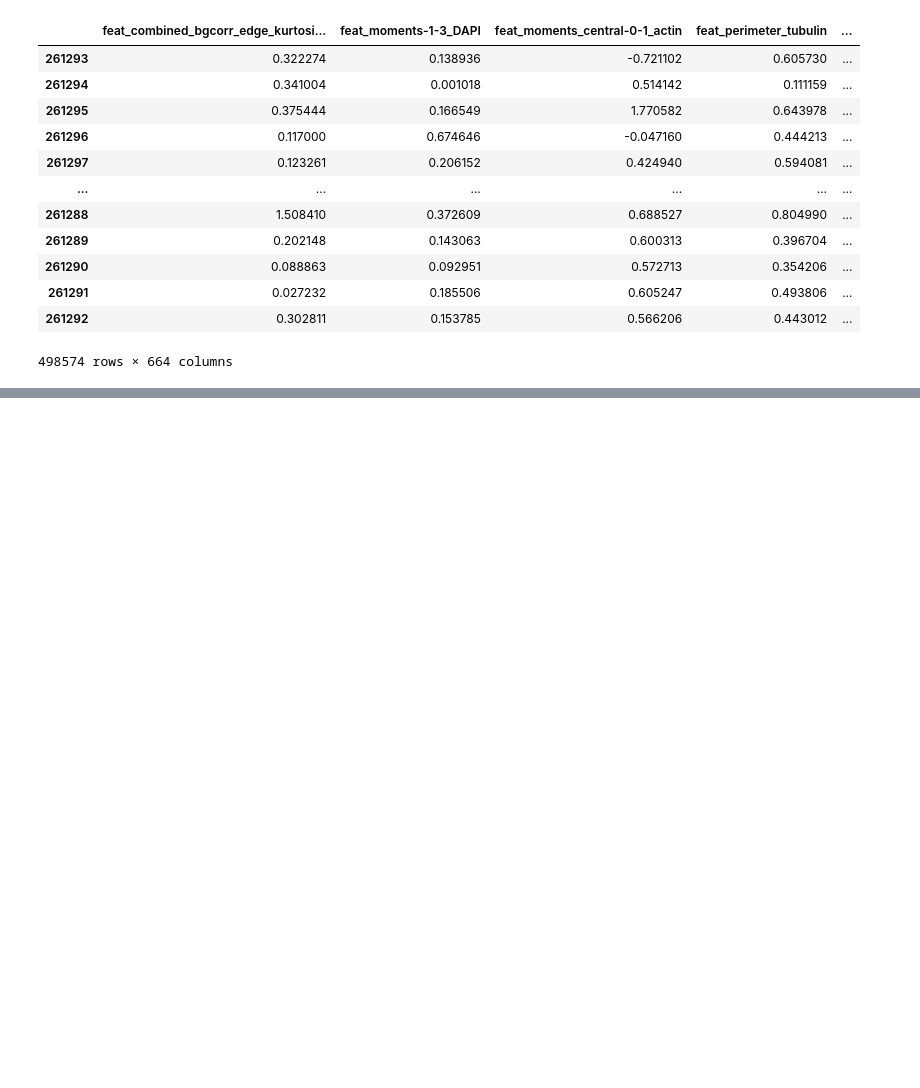
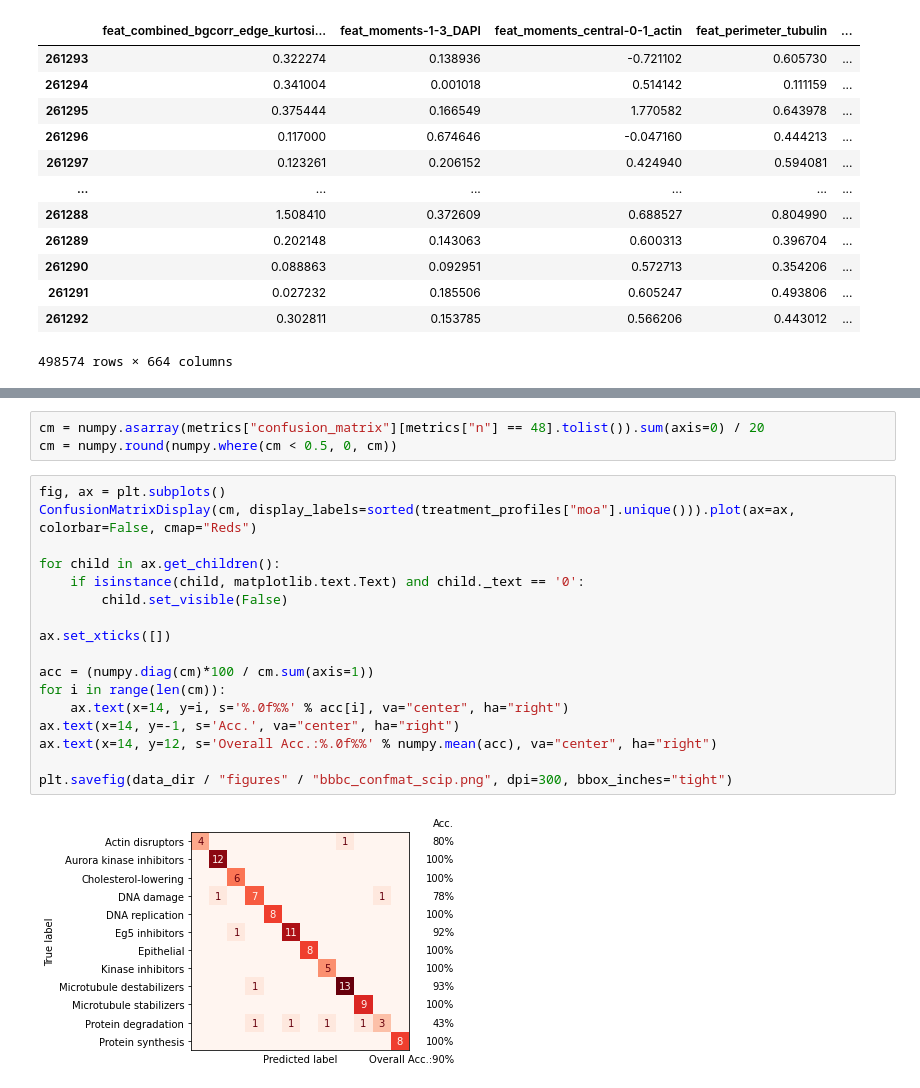
Before and after one commit to harel-coffee/SCIP-use-case-workflows-auto, a Jupyter notebook: notebooks/downstream_analysis/bbbc_mean_profile_1NN_classification.ipynb, the cells around one changed output, grey strips where cells are left out. Saved outputs shown, nothing was run; the diff lists cells and outputs as text; blank space fills up the shorter version.

```diff
--- a/notebooks/downstream_analysis/bbbc_mean_profile_1NN_classification.ipynb
+++ b/notebooks/downstream_analysis/bbbc_mean_profile_1NN_classification.ipynb
@@ -257,0 +275,22 @@ disp.ax_.set_aspect(0.65)
+# %%
+cm = numpy.asarray(metrics["confusion_matrix"][metrics["n"] == 48].tolist()).sum(axis=0) / 20
+cm = numpy.round(numpy.where(cm < 0.5, 0, cm))
+# %%
+fig, ax = plt.subplots()
+ConfusionMatrixDisplay(cm, display_labels=sorted(treatment_profiles["moa"].unique())).plot(ax=ax, colorbar=False, cmap="Reds")
+
+for child in ax.get_children():
+    if isinstance(child, matplotlib.text.Text) and child._text == '0':
+        child.set_visible(False)
+
+ax.set_xticks([])
+
+acc = (numpy.diag(cm)*100 / cm.sum(axis=1))
+for i in range(len(cm)):
+    ax.text(x=14, y=i, s='%.0f%%' % acc[i], va="center", ha="right")
+ax.text(x=14, y=-1, s='Acc.', va="center", ha="right")
+ax.text(x=14, y=12, s='Overall Acc.:%.0f%%' % numpy.mean(acc), va="center", ha="right")
+
+plt.savefig(data_dir / "figures" / "bbbc_confmat_scip.png", dpi=300, bbox_inches="tight")
+# %% [output]
+[figure, added]
```
Also changed, not shown: parts of 31 cells of this notebook.
